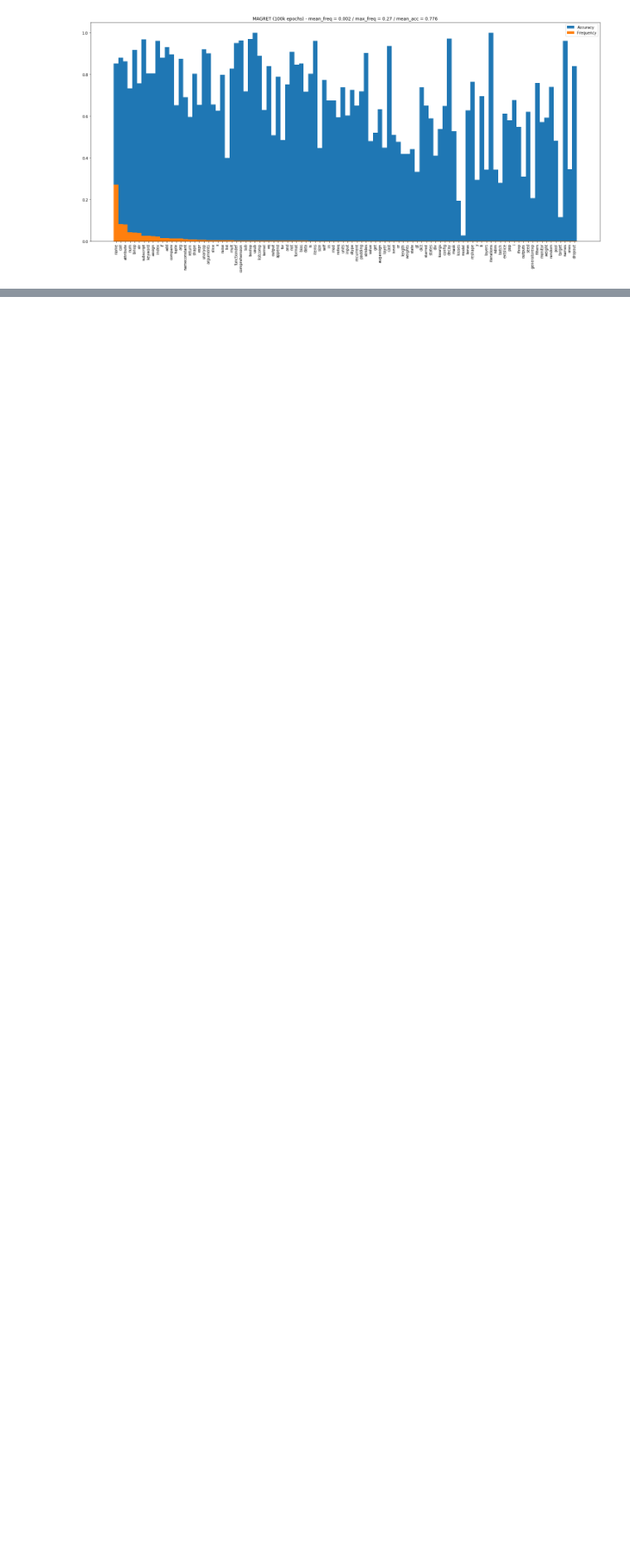
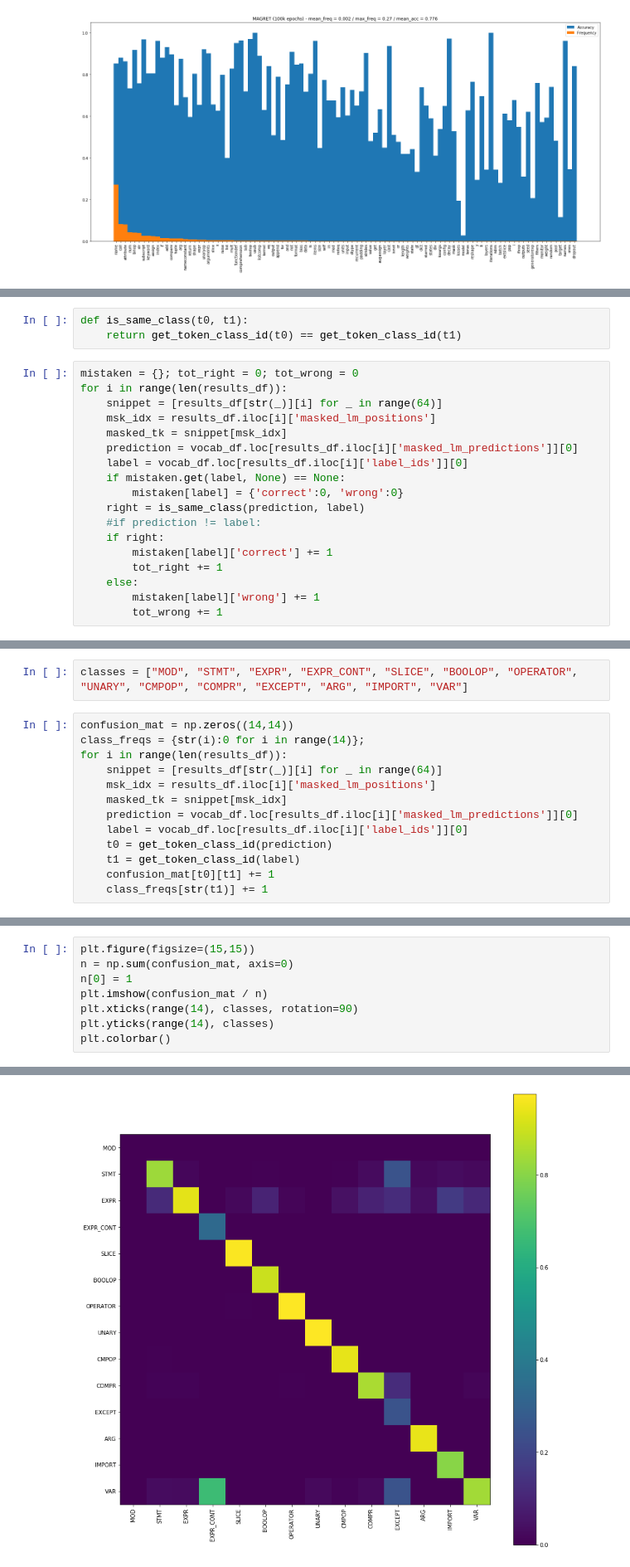
Before and after one commit to dtsbourg/BiFocalE, a Jupyter notebook: notebook/Inspect Predictions.ipynb, the cells around one changed output, grey strips where cells are left out. Shown: that part at 83% size. Saved outputs shown, nothing was run; the diff lists cells and outputs as text; blank space fills up the shorter version.

```diff
--- a/notebook/Inspect Predictions.ipynb
+++ b/notebook/Inspect Predictions.ipynb
@@ -244,0 +372,21 @@ plt.show()
+# %%
+def is_same_class(t0, t1):
+    return get_token_class_id(t0) == get_token_class_id(t1)
+# %%
+mistaken = {}; tot_right = 0; tot_wrong = 0
+for i in range(len(results_df)):
+    snippet = [results_df[str(_)][i] for _ in range(64)]
+    msk_idx = results_df.iloc[i]['masked_lm_positions']
+    masked_tk = snippet[msk_idx]
+    prediction = vocab_df.loc[results_df.iloc[i]['masked_lm_predictions']][0]
+    label = vocab_df.loc[results_df.iloc[i]['label_ids']][0]
+    if mistaken.get(label, None) == None:
+        mistaken[label] = {'correct':0, 'wrong':0}
+    right = is_same_class(prediction, label)
+    #if prediction != label:
+    if right:
+        mistaken[label]['correct'] += 1
+        tot_right += 1
+    else:
+        mistaken[label]['wrong'] += 1
+        tot_wrong += 1
@@ -244,0 +397,15 @@ plt.show()
+# %%
+classes = ["MOD", "STMT", "EXPR", "EXPR_CONT", "SLICE", "BOOLOP", "OPERATOR", "UNARY", "CMPOP", "COMPR", "EXCEPT", "ARG", "IMPORT", "VAR"]
+# %%
+confusion_mat = np.zeros((14,14))
+class_freqs = {str(i):0 for i in range(14)};
+for i in range(len(results_df)):
+    snippet = [results_df[str(_)][i] for _ in range(64)]
+    msk_idx = results_df.iloc[i]['masked_lm_positions']
+    masked_tk = snippet[msk_idx]
+    prediction = vocab_df.loc[results_df.iloc[i]['masked_lm_predictions']][0]
+    label = vocab_df.loc[results_df.iloc[i]['label_ids']][0]
+    t0 = get_token_class_id(prediction)
+    t1 = get_token_class_id(label)
+    confusion_mat[t0][t1] += 1
+    class_freqs[str(t1)] += 1
@@ -244,0 +456,9 @@ plt.show()
+# %%
+plt.figure(figsize=(15,15))
+n = np.sum(confusion_mat, axis=0)
+n[0] = 1
+plt.imshow(confusion_mat / n)
+plt.xticks(range(14), classes, rotation=90)
+plt.yticks(range(14), classes)
+plt.colorbar()
+# %% [output]
@@ -244,0 +466 @@ plt.show()
+[figure, added]
```
Also changed, not shown: parts of 29 cells of this notebook, 6 other files.
